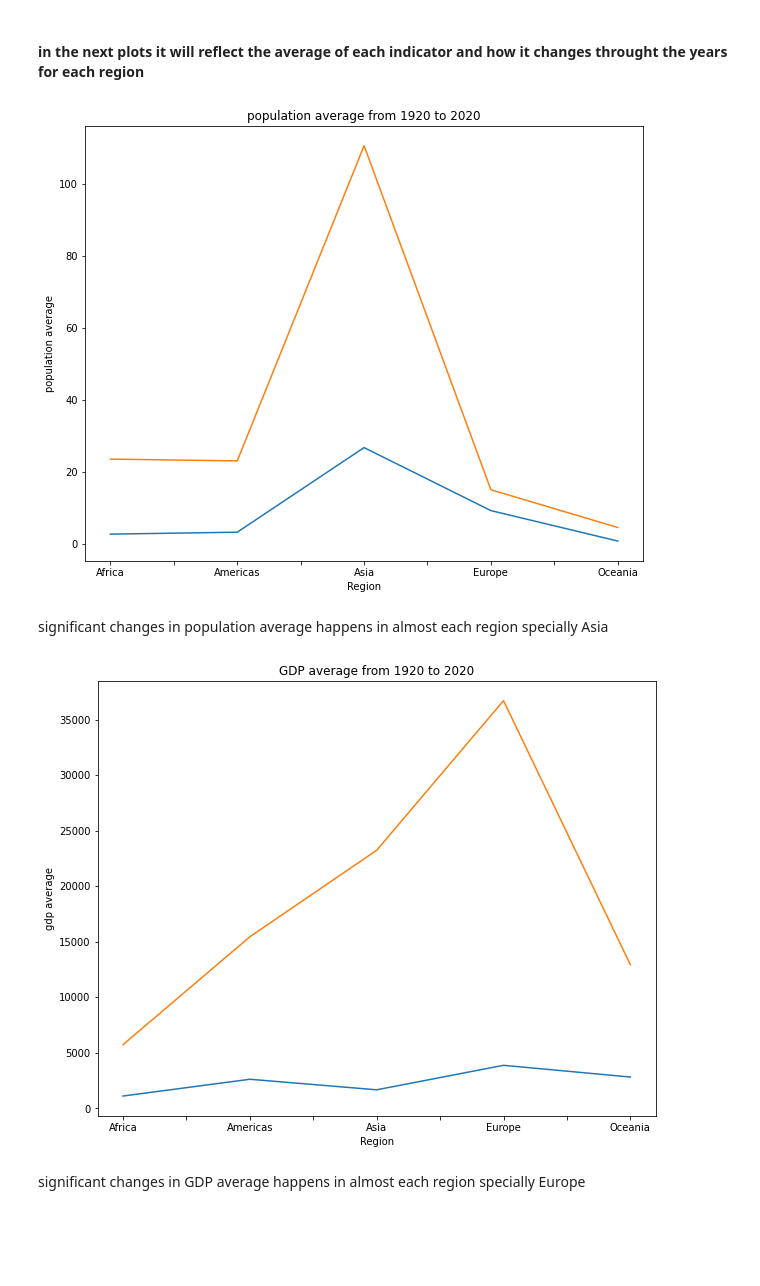
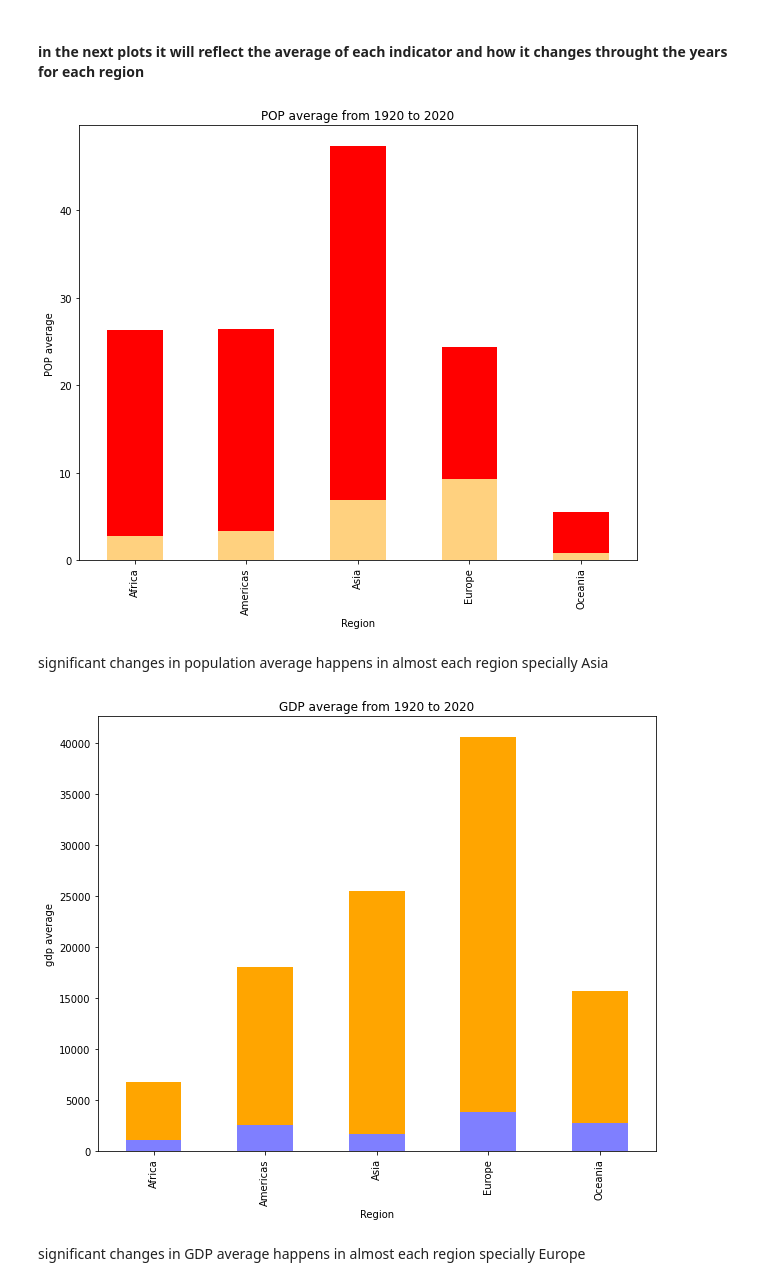
Before and after one commit to HeshamK75/Investigate-Data-Set, a Jupyter notebook: Project.ipynb, the cells around one changed output. Drawn from its saved outputs; the diff is of its cells as text; code cells hidden in the pictures; blank space fills up the shorter version.

```diff
--- a/Project.ipynb
+++ b/Project.ipynb
@@ -357,0 +381,4 @@ which reflects correlation for gdp and population needs more analysis to get mor
+# %%
+index = df_1920[(df_1920['population'] >= 300)|(df_1920['population'] < 0)].index
+df_1920.drop(index, inplace=True)
+df_1920['population'].describe()
@@ -357,0 +399,4 @@ which reflects correlation for gdp and population needs more analysis to get mor
+# %%
+index = df_2020[(df_2020['population'] >= 1200)|(df_2020['population'] < 0)].index
+df_2020.drop(index, inplace=True)
+df_2020['population'].describe()
@@ -511,25 +570,25 @@ Changes happen in population from 1920 to 2020
 # %% [markdown]
 #### in the next plots it will reflect the average of each indicator and how it changes throught the years for each region
 # %%
-pop_region_1920.plot(figsize=(10, 8))
-pop_region_2020.plot(figsize=(10, 8))
+pop_region_1920.plot( kind='bar', alpha=0.5, color='orange', figsize=(10, 8))
+pop_region_2020.plot( kind='bar', bottom=pop_region_1920, color='red', figsize=(10, 8))
 plt.xlabel('Region')
-plt.ylabel('population average')
-plt.title('population average from 1920 to 2020')
+plt.ylabel('POP average')
+plt.title('POP average from 1920 to 2020')
 plt.show()
 # %% [output]
-[figure, old version]
+[figure, new version]
 # %% [markdown]
 significant changes in population average happens in almost each region specially Asia
 # %%
-gdp_region_1920.plot(figsize=(10, 8))
-gdp_region_2020.plot(figsize=(10, 8))
+gdp_region_1920.plot( kind='bar', alpha=0.5, color='blue', figsize=(10, 8))
+gdp_region_2020.plot( kind='bar', bottom=gdp_region_1920, color='orange', figsize=(10, 8))
 plt.xlabel('Region')
 plt.ylabel('gdp average')
 plt.title('GDP average from 1920 to 2020')
 plt.show()
 # %% [output]
-[figure, old version]
+[figure, new version]
 # %% [markdown]
 significant changes in GDP average happens in almost each region specially Europe
 # %%
```
Also changed, not shown: parts of 15 cells of this notebook.
